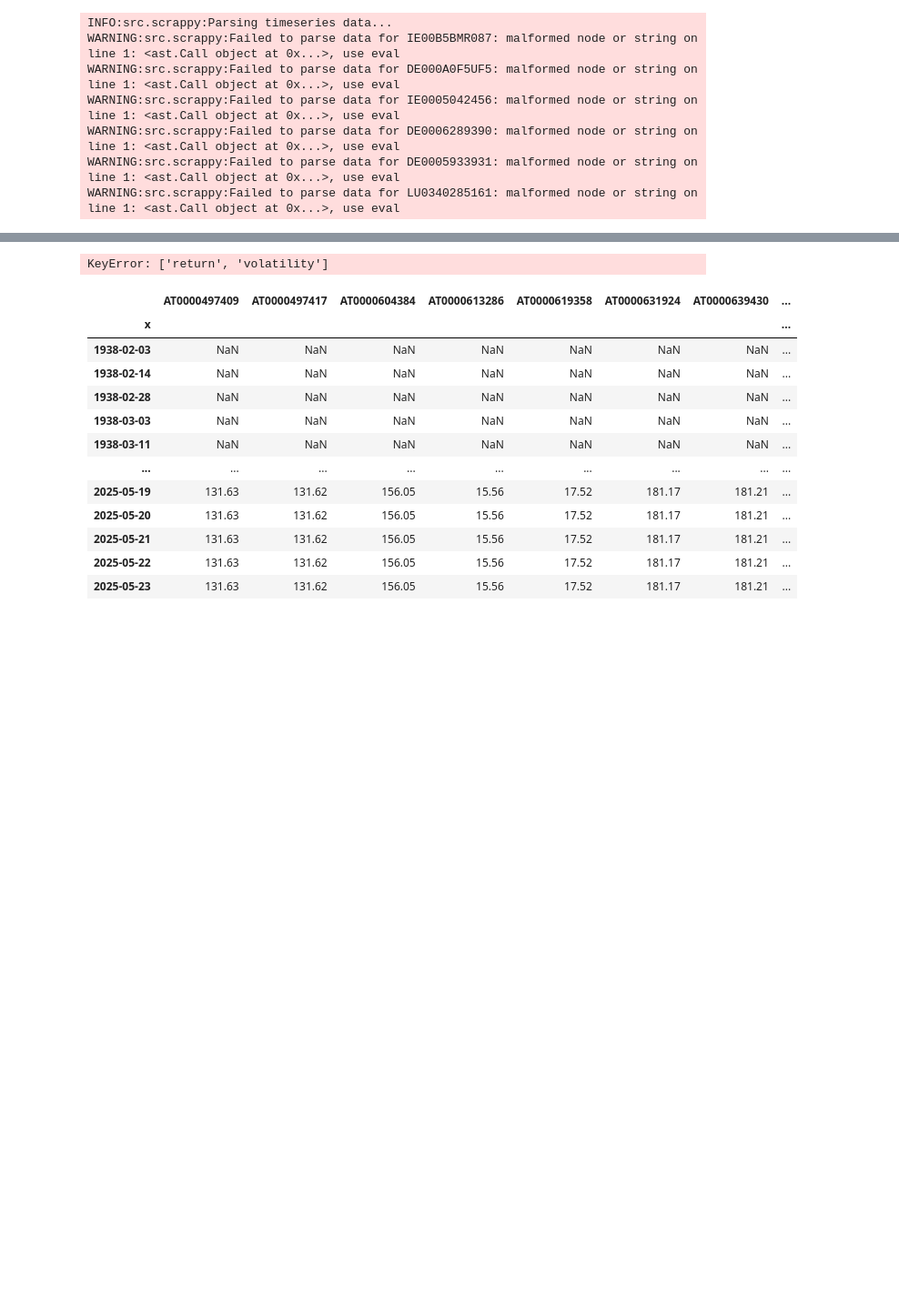
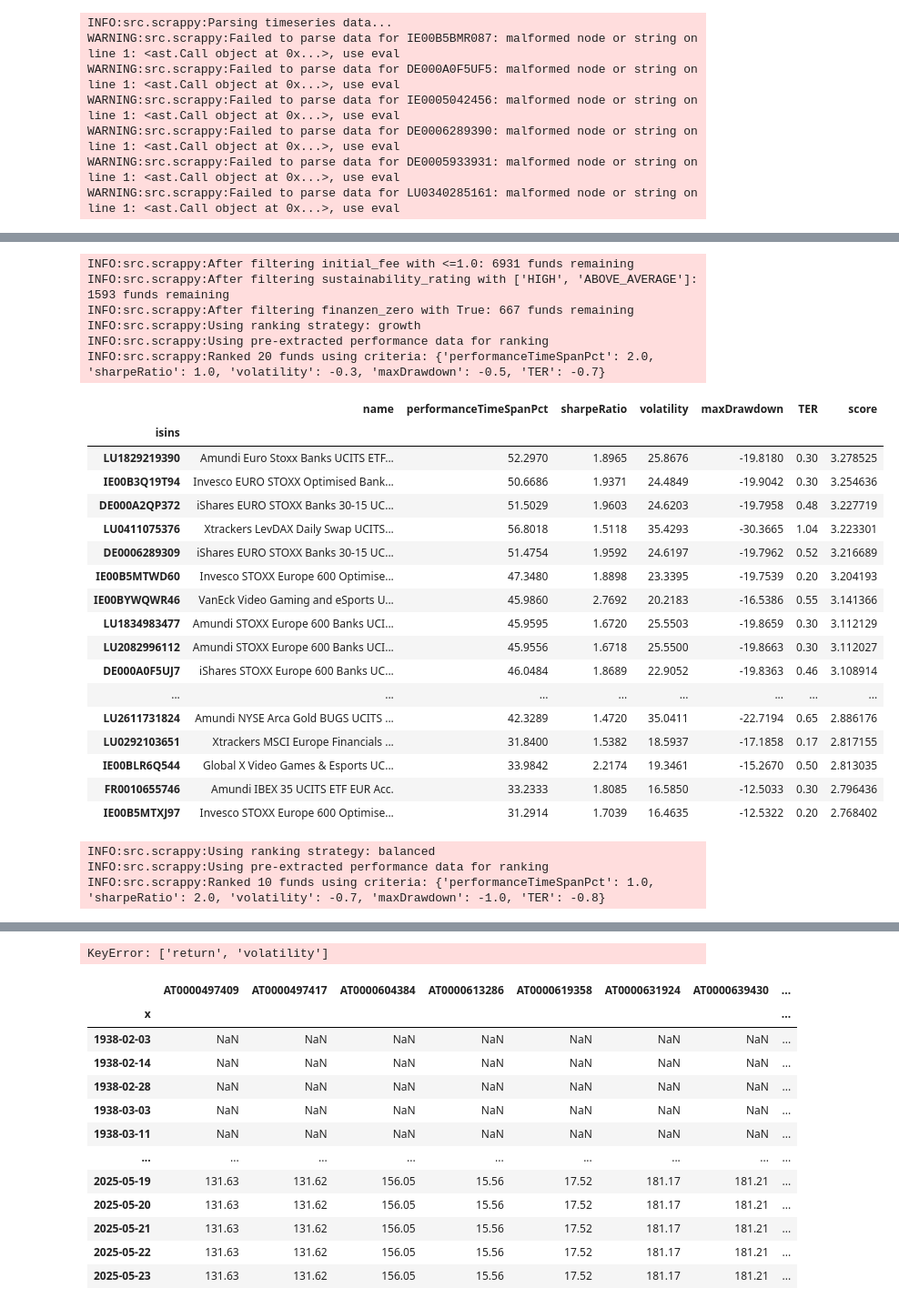
Before and after one commit to jubberwockey/scrappy, a Jupyter notebook: notebooks/scrappy.ipynb, the cells around one changed output, grey strips where cells are left out. Shown: that part at 91% size. Saved outputs shown, nothing was run; the diff lists cells and outputs as text; code cells hidden in the pictures; blank space fills up the shorter version.

```diff
--- a/notebooks/scrappy.ipynb
+++ b/notebooks/scrappy.ipynb
@@ -172,0 +105,78 @@ INFO:src.scrappy:Ranked 10 funds using criteria: ['performanceTimeSpanPct', 'sha
+# %%
+# rank by strategies
+filters = {
+        'initial_fee': '<=1.0', # Ausgabeaufschlag
+        # 'fund_type': 'Thesaurierend',
+        # 'is_esg': True,
+        'sustainability_rating': ['HIGH', 'ABOVE_AVERAGE'],
+        # 'sparplan_finanzen_zero': True,
+        'finanzen_zero': True,
+    }
+filtered_isins = s.filter_funds(filters).index
+
+display(s.rank_funds_by_strategy(timespan='1Y', isins=filtered_isins, strategy='growth', limit=20))
+display(s.rank_funds_by_strategy(timespan='1Y', isins=filtered_isins, strategy='balanced'))
+display(s.rank_funds_by_strategy(timespan='1Y', isins=filtered_isins, strategy='long_term'))
+display(s.rank_funds_by_strategy(timespan='1Y', isins=filtered_isins, strategy='conservative'))
+display(s.rank_funds_by_strategy(timespan='1Y', isins=filtered_isins, strategy='short_term'))
+
+
+# finanzen.zero
+invest_sparplan = {
+    'growth_esg': [
+        'DE000ETFL474', # Deka Oekom Euro Nachhaltigkeit UCITS ETF EUR Dis.
+        'IE00BZ02LR44',	# Xtrackers MSCI World ESG UCITS ETF 1C USD Acc.
+        'DE000A0F5UG3',	# iShares Dow Jones Eurozone Sustainability Scre...
+    ],
+    'growth_morningstar_sustainability': [
+        'LU1829219390',	# Amundi Euro Stoxx Banks UCITS ETF EUR Acc.
+        'LU1900066033', # Amundi MSCI Semiconductors ESG Screened UCITS ...
+    ],
+    'conservative_morningstar_sustainability': [
+        'IE00B6X2VY59', # iShares EUR Corporate Bond Interest Rate Hedge...
+    ],
+}
+
+invest = {
+    'growth_esg': [
+       'DE000ETFL474',	# Deka Oekom Euro Nachhaltigkeit UCITS ETF EUR Dis.
+       'IE00BJQRDN15',	# Invesco Quantitative Strategies ESG Global Equ...
+       'IE00BZ02LR44',	# Xtrackers MSCI World ESG UCITS ETF 1C USD Acc.
+    ],
+    'growth_morningstar_sustainability': [
+        'LU1829219390',	# Amundi Euro Stoxx Banks UCITS ETF EUR Acc.
+        'LU1900066033', # Amundi MSCI Semiconductors ESG Screened UCITS ...
+        'IE00BKWQ0G16',	# SPDR MSCI Europe Financials UCITS ETF EUR Acc.
+    ],
+    'conservative_morningstar_sustainability': [
+        'IE00BJK55C48',	# iShares EUR High Yield Corporate Bond ESG UCIT...
+    ],
+}
+# %% [output]
+INFO:src.scrappy:After filtering initial_fee with <=1.0: 6931 funds remaining
+INFO:src.scrappy:After filtering sustainability_rating with ['HIGH', 'ABOVE_AVERAGE']: 1593 funds remaining
+INFO:src.scrappy:After filtering finanzen_zero with True: 667 funds remaining
+INFO:src.scrappy:Using ranking strategy: growth
+INFO:src.scrappy:Using pre-extracted performance data for ranking
+INFO:src.scrappy:Ranked 20 funds using criteria: {'performanceTimeSpanPct': 2.0, 'sharpeRatio': 1.0, 'volatility': -0.3, 'maxDrawdown': -0.5, 'TER': -0.7}
+|  | name | performanceTimeSpanPct | sharpeRatio | volatility | maxDrawdown | TER | score |
+| isins |  |  |  |  |  |  |  |
+| LU1829219390 | Amundi Euro Stoxx Banks UCITS ETF... | 52.2970 | 1.8965 | 25.8676 | -19.8180 | 0.30 | 3.278525 |
+| IE00B3Q19T94 | Invesco EURO STOXX Optimised Bank... | 50.6686 | 1.9371 | 24.4849 | -19.9042 | 0.30 | 3.254636 |
+| DE000A2QP372 | iShares EURO STOXX Banks 30-15 UC... | 51.5029 | 1.9603 | 24.6203 | -19.7958 | 0.48 | 3.227719 |
+| LU0411075376 | Xtrackers LevDAX Daily Swap UCITS... | 56.8018 | 1.5118 | 35.4293 | -30.3665 | 1.04 | 3.223301 |
+| DE0006289309 | iShares EURO STOXX Banks 30-15 UC... | 51.4754 | 1.9592 | 24.6197 | -19.7962 | 0.52 | 3.216689 |
+| IE00B5MTWD60 | Invesco STOXX Europe 600 Optimise... | 47.3480 | 1.8898 | 23.3395 | -19.7539 | 0.20 | 3.204193 |
+| IE00BYWQWR46 | VanEck Video Gaming and eSports U... | 45.9860 | 2.7692 | 20.2183 | -16.5386 | 0.55 | 3.141366 |
+| LU1834983477 | Amundi STOXX Europe 600 Banks UCI... | 45.9595 | 1.6720 | 25.5503 | -19.8659 | 0.30 | 3.112129 |
+| LU2082996112 | Amundi STOXX Europe 600 Banks UCI... | 45.9556 | 1.6718 | 25.5500 | -19.8663 | 0.30 | 3.112027 |
+| DE000A0F5UJ7 | iShares STOXX Europe 600 Banks UC... | 46.0484 | 1.8689 | 22.9052 | -19.8363 | 0.46 | 3.108914 |
+| ... | ... | ... | ... | ... | ... | ... | ... |
+| LU2611731824 | Amundi NYSE Arca Gold BUGS UCITS ... | 42.3289 | 1.4720 | 35.0411 | -22.7194 | 0.65 | 2.886176 |
+| LU0292103651 | Xtrackers MSCI Europe Financials ... | 31.8400 | 1.5382 | 18.5937 | -17.1858 | 0.17 | 2.817155 |
+| IE00BLR6Q544 | Global X Video Games & Esports UC... | 33.9842 | 2.2174 | 19.3461 | -15.2670 | 0.50 | 2.813035 |
+| FR0010655746 | Amundi IBEX 35 UCITS ETF EUR Acc. | 33.2333 | 1.8085 | 16.5850 | -12.5033 | 0.30 | 2.796436 |
+| IE00B5MTXJ97 | Invesco STOXX Europe 600 Optimise... | 31.2914 | 1.7039 | 16.4635 | -12.5322 | 0.20 | 2.768402 |
+INFO:src.scrappy:Using ranking strategy: balanced
+INFO:src.scrappy:Using pre-extracted performance data for ranking
+INFO:src.scrappy:Ranked 10 funds using criteria: {'performanceTimeSpanPct': 1.0, 'sharpeRatio': 2.0, 'volatility': -0.7, 'maxDrawdown': -1.0, 'TER': -0.8}
```
Also changed, not shown: parts of 8 cells of this notebook, 10 other files.
